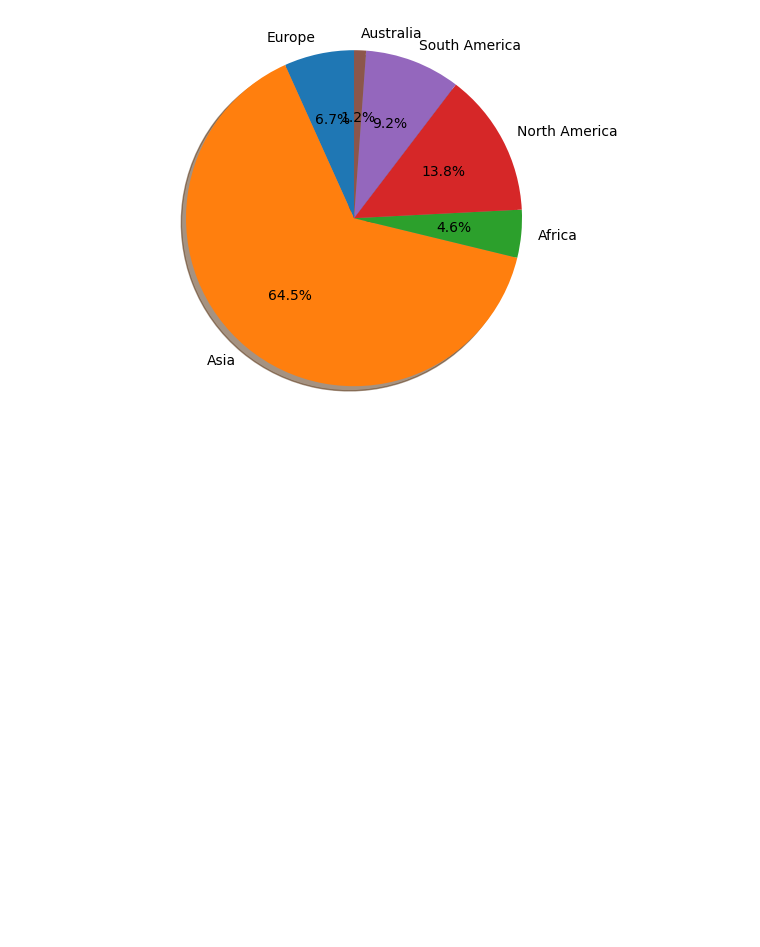
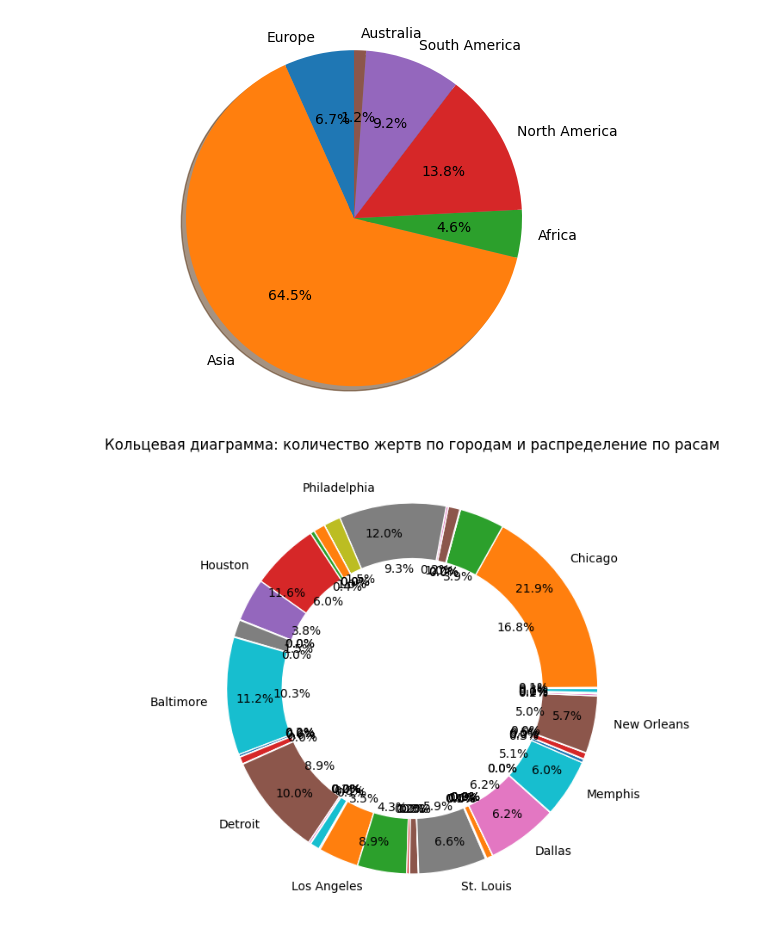
Before and after one commit to SilkSlime/iu6mfiavdidss, a Jupyter notebook: l2.ipynb, the cells around one changed output. Saved outputs shown, nothing was run; the diff lists cells and outputs as text; code cells hidden in the pictures; blank space fills up the shorter version.

```diff
--- a/l2.ipynb
+++ b/l2.ipynb
@@ -33,4 +37,32 @@ plt.axis('equal')
 plt.show()
 # %% [output]
 [figure]
+# %%
+# Тоже самое но с датасетом homicides
+# Круговая диаграмма по числу жертв по городам и поддиаграмма по расе
+# cols: reported_date,victim_last,victim_first,victim_race,victim_age,victim_sex,city,state,lat,lon,disposition
+
+
+# Группировка данных по городам и расам жертв
+grouped_city_race = homicide_data.groupby(['city', 'victim_race']).size().unstack(fill_value=0)
+top_10_cities = homicide_data['city'].value_counts().head(10).index
+
+# Выбор данных только для топ 10 городов
+top_10_grouped = grouped_city_race.loc[top_10_cities]
+
+# Создание графика
+fig, ax = plt.subplots(figsize=(10, 7))
+
+# Внешний круг (кольцо - количество жертв по топ 10 городам)
+outer_circle = ax.pie(top_10_grouped.sum(axis=1), labels=top_10_grouped.index, autopct='%1.1f%%', pctdistance=0.85, wedgeprops=dict(width=0.3, edgecolor='w'))
+
+# Внутренний круг (кольцо - распределение расы жертв в каждом городе)
+inner_circle = ax.pie(top_10_grouped.values.flatten(), autopct='%1.1f%%', pctdistance=0.65, wedgeprops=dict(width=0.3, edgecolor='w'))
+
+# Добавление заголовка
+ax.set_title('Кольцевая диаграмма: количество жертв по городам и распределение по расам')
+
+plt.show()
+# %% [output]
+[figure, added]
 # %%
```
Also changed, not shown: parts of 5 cells of this notebook, 4 other files.
